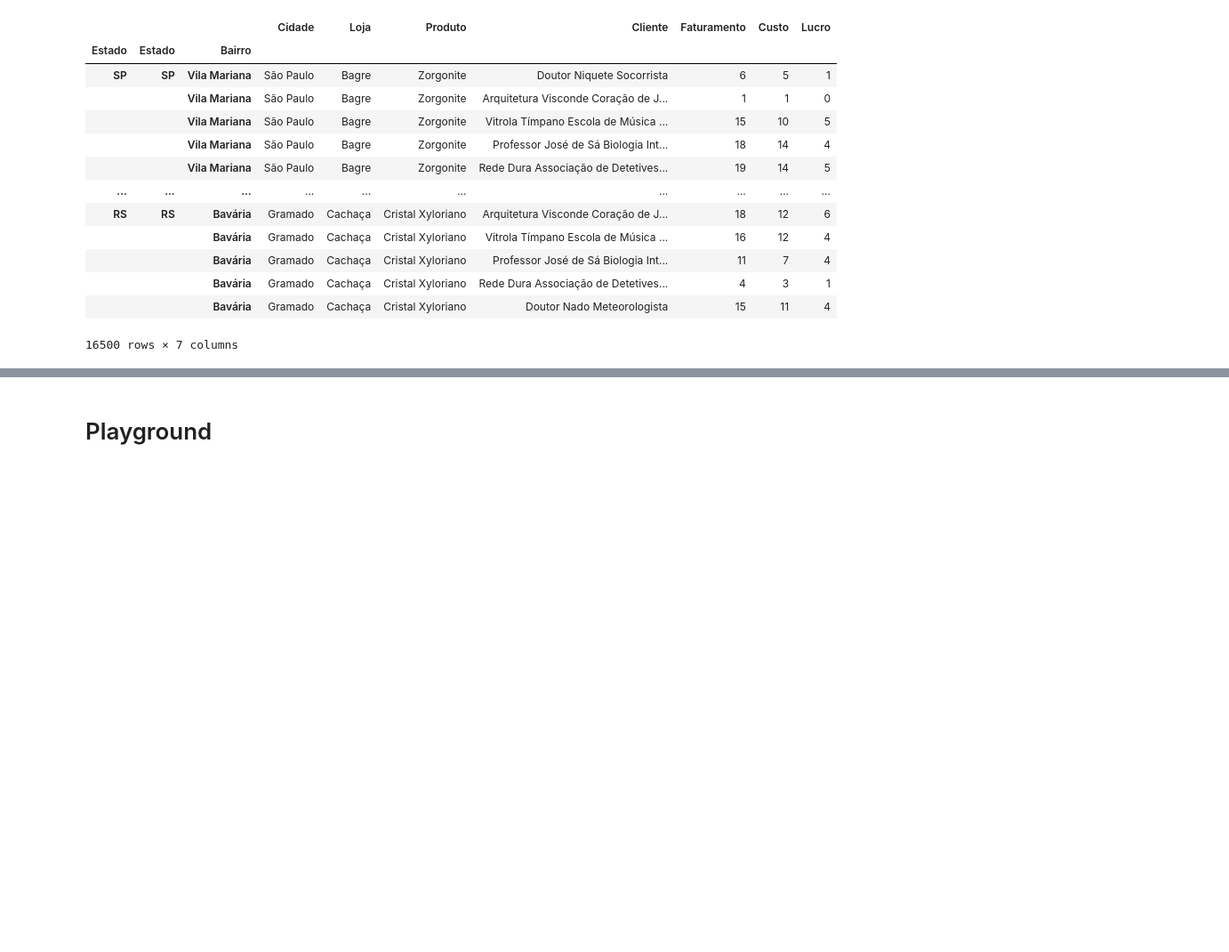
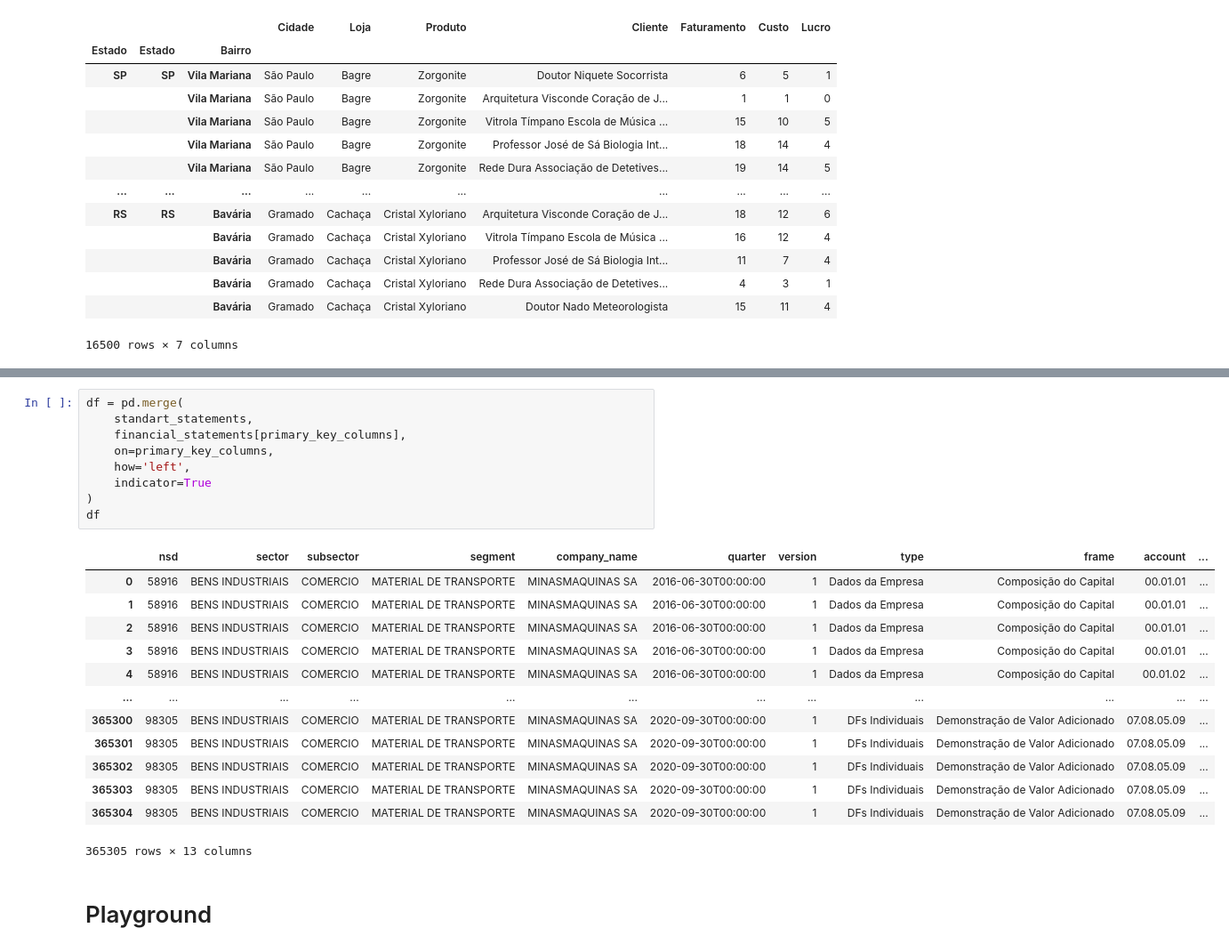
Before and after one commit to faustostangler/FLY_OLD, a Jupyter notebook: playground.ipynb, the cells around one changed output, grey strips where cells are left out. Shown at 89% size. Saved outputs shown, nothing was run; the diff lists cells and outputs as text; blank space fills up the shorter version.

```diff
--- a/playground.ipynb
+++ b/playground.ipynb
@@ -154,3 +379,26 @@ multiindex_df
+# %%
+df = pd.merge(
+    standart_statements,
+    financial_statements[primary_key_columns],
+    on=primary_key_columns,
+    how='left',
+    indicator=True
+)
+df
+# %% [output]
+|  | nsd | sector | subsector | segment | company_name | quarter | version | type | frame | account | ... |
+| 0 | 58916 | BENS INDUSTRIAIS | COMERCIO | MATERIAL DE TRANSPORTE | MINASMAQUINAS SA | 2016-06-30T00:00:00 | 1 | Dados da Empresa | Composição do Capital | 00.01.01 | ... |
+| 1 | 58916 | BENS INDUSTRIAIS | COMERCIO | MATERIAL DE TRANSPORTE | MINASMAQUINAS SA | 2016-06-30T00:00:00 | 1 | Dados da Empresa | Composição do Capital | 00.01.01 | ... |
+| 2 | 58916 | BENS INDUSTRIAIS | COMERCIO | MATERIAL DE TRANSPORTE | MINASMAQUINAS SA | 2016-06-30T00:00:00 | 1 | Dados da Empresa | Composição do Capital | 00.01.01 | ... |
+| 3 | 58916 | BENS INDUSTRIAIS | COMERCIO | MATERIAL DE TRANSPORTE | MINASMAQUINAS SA | 2016-06-30T00:00:00 | 1 | Dados da Empresa | Composição do Capital | 00.01.01 | ... |
+| 4 | 58916 | BENS INDUSTRIAIS | COMERCIO | MATERIAL DE TRANSPORTE | MINASMAQUINAS SA | 2016-06-30T00:00:00 | 1 | Dados da Empresa | Composição do Capital | 00.01.02 | ... |
+| ... | ... | ... | ... | ... | ... | ... | ... | ... | ... | ... | ... |
+| 365300 | 98305 | BENS INDUSTRIAIS | COMERCIO | MATERIAL DE TRANSPORTE | MINASMAQUINAS SA | 2020-09-30T00:00:00 | 1 | DFs Individuais | Demonstração de Valor Adicionado | 07.08.05.09 | ... |
+| 365301 | 98305 | BENS INDUSTRIAIS | COMERCIO | MATERIAL DE TRANSPORTE | MINASMAQUINAS SA | 2020-09-30T00:00:00 | 1 | DFs Individuais | Demonstração de Valor Adicionado | 07.08.05.09 | ... |
+| 365302 | 98305 | BENS INDUSTRIAIS | COMERCIO | MATERIAL DE TRANSPORTE | MINASMAQUINAS SA | 2020-09-30T00:00:00 | 1 | DFs Individuais | Demonstração de Valor Adicionado | 07.08.05.09 | ... |
+| 365303 | 98305 | BENS INDUSTRIAIS | COMERCIO | MATERIAL DE TRANSPORTE | MINASMAQUINAS SA | 2020-09-30T00:00:00 | 1 | DFs Individuais | Demonstração de Valor Adicionado | 07.08.05.09 | ... |
+| 365304 | 98305 | BENS INDUSTRIAIS | COMERCIO | MATERIAL DE TRANSPORTE | MINASMAQUINAS SA | 2020-09-30T00:00:00 | 1 | DFs Individuais | Demonstração de Valor Adicionado | 07.08.05.09 | ... |
+365305 rows × 13 columns
 # %% [markdown]
 # Playground
 # %%
```
Also changed, not shown: parts of 16 cells of this notebook, 13 other files.
